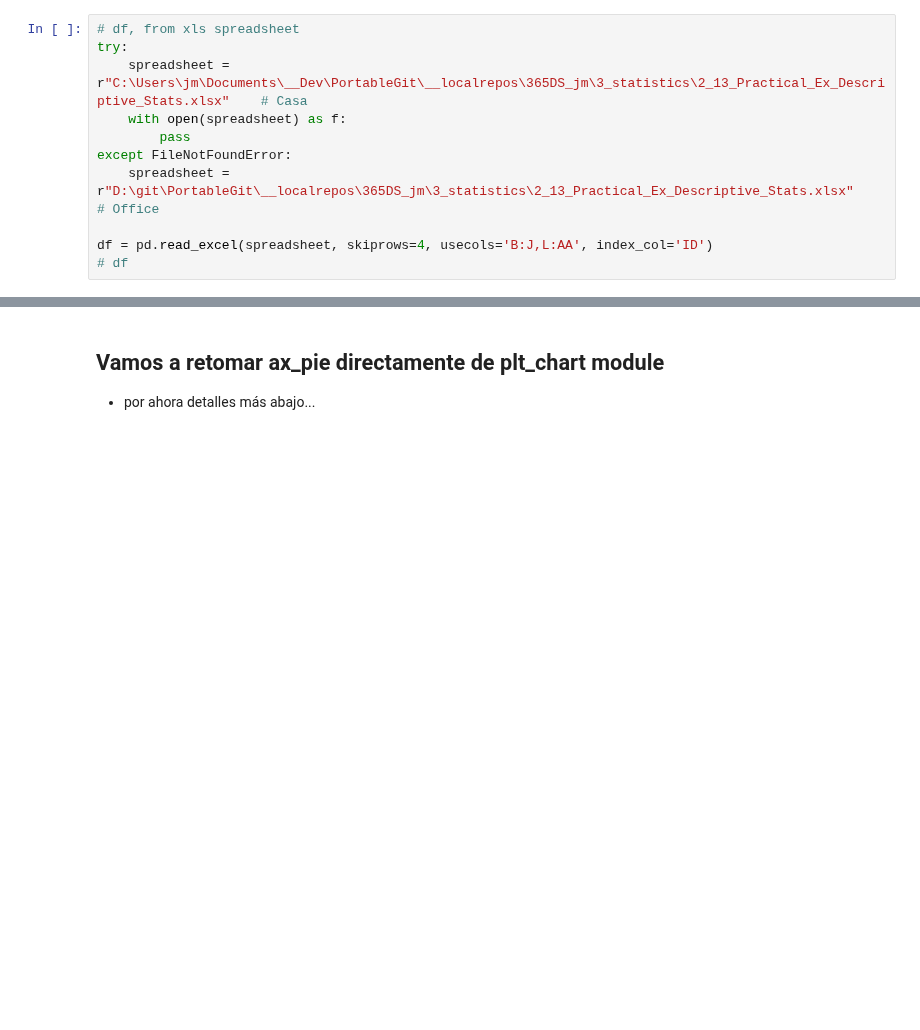
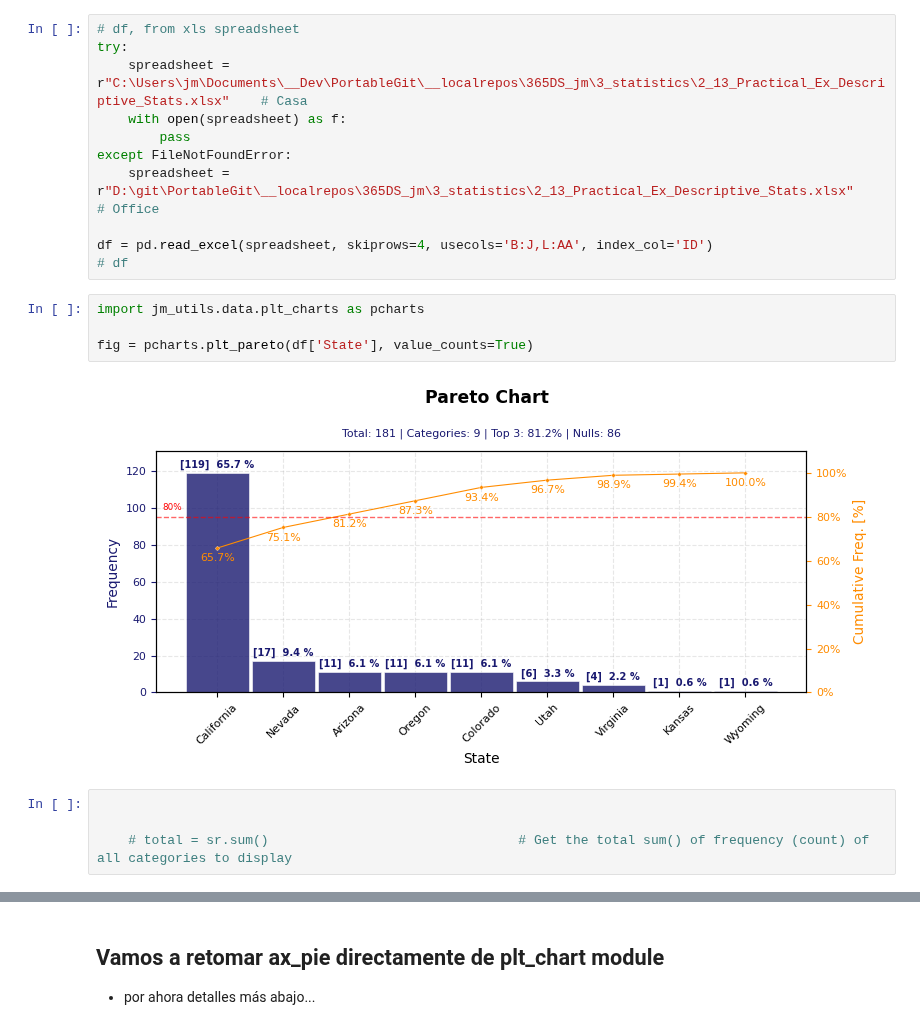
Before and after one commit to jmonti-gh/jm_utils, a Jupyter notebook: dev/plt_pareto.ipynb, the cells around one changed output, grey strips where cells are left out. Drawn from its saved outputs; the diff is of its cells as text; blank space fills up the shorter version.

Commit message:
chore: plt_pareto - ax_pareto ?

```diff
--- a/dev/plt_pareto.ipynb
+++ b/dev/plt_pareto.ipynb
@@ -47,5 +47,15 @@ except FileNotFoundError:
 
 df = pd.read_excel(spreadsheet, skiprows=4, usecols='B:J,L:AA', index_col='ID')
 # df
+# %%
+import jm_utils.data.plt_charts as pcharts
+
+fig = pcharts.plt_pareto(df['State'], value_counts=True)
+# %% [output]
+[figure, added]
+# %%
+
+
+    # total = sr.sum()                                # Get the total sum() of frequency (count) of all categories to display
 # %%
 def plt_pareto(
```
Also changed, not shown: parts of 17 cells of this notebook, 3 other files.
